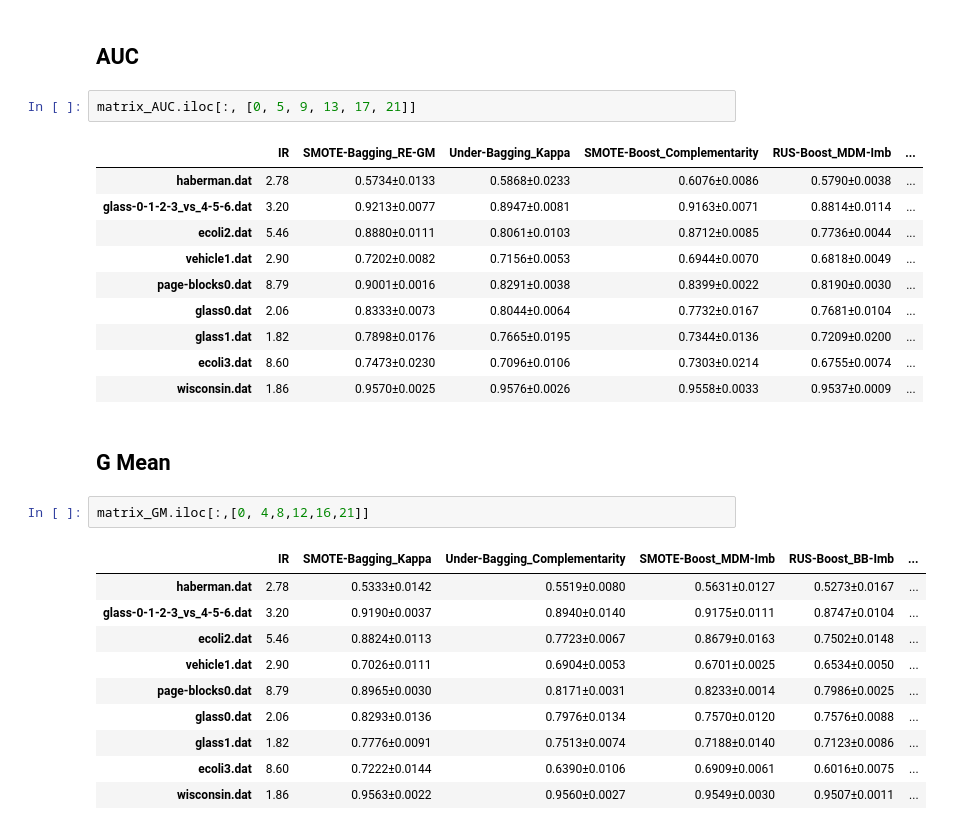
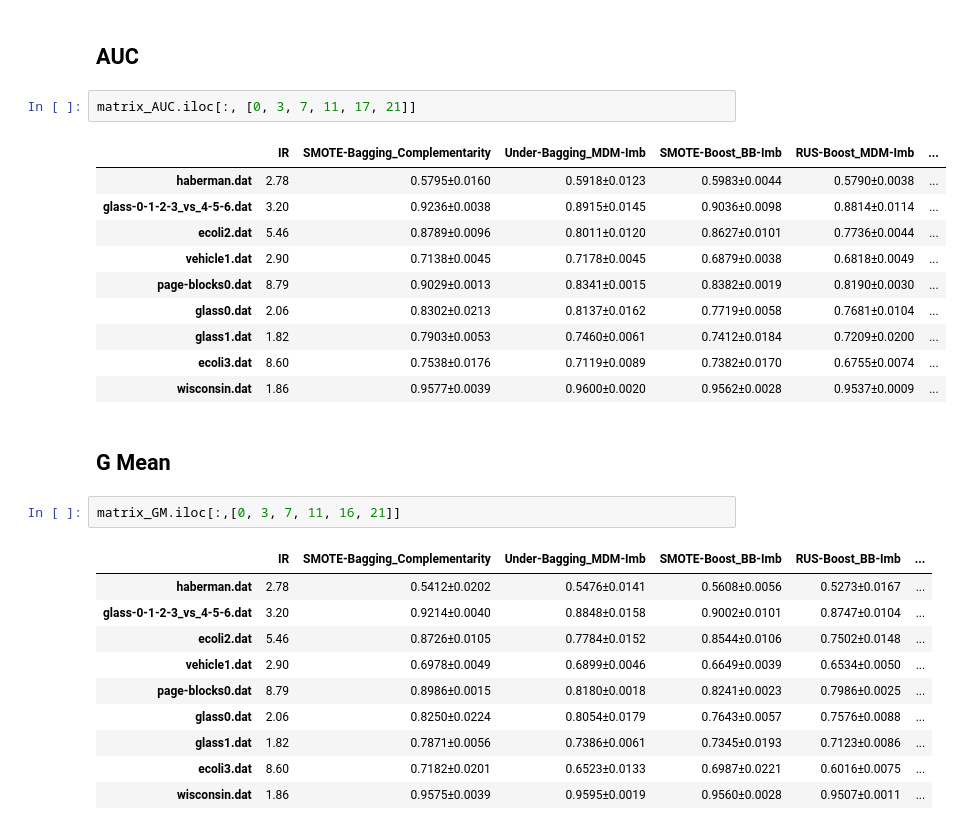
Before and after one commit to gustavooliveiraf/ensemble-pruning-imbalanced, a Jupyter notebook: imb_pruning.ipynb, the cells around one changed output. Cells and saved outputs as stored; diff of their text form.

```diff
--- a/imb_pruning.ipynb
+++ b/imb_pruning.ipynb
@@ -112,30 +200,30 @@ Best AUC: 21 - Best G-Mean: 21
 # %% [markdown]
 ## AUC
 # %%
-matrix_AUC.iloc[:, [0, 5, 9, 13, 17, 21]]
+matrix_AUC.iloc[:, [0, 3, 7, 11, 17, 21]]
 # %% [output]
-|  | IR | SMOTE-Bagging_RE-GM | Under-Bagging_Kappa | SMOTE-Boost_Complementarity | RUS-Boost_MDM-Imb | ... |
-| haberman.dat | 2.78 | 0.5734±0.0133 | 0.5868±0.0233 | 0.6076±0.0086 | 0.5790±0.0038 | ... |
-| glass-0-1-2-3_vs_4-5-6.dat | 3.20 | 0.9213±0.0077 | 0.8947±0.0081 | 0.9163±0.0071 | 0.8814±0.0114 | ... |
-| ecoli2.dat | 5.46 | 0.8880±0.0111 | 0.8061±0.0103 | 0.8712±0.0085 | 0.7736±0.0044 | ... |
-| vehicle1.dat | 2.90 | 0.7202±0.0082 | 0.7156±0.0053 | 0.6944±0.0070 | 0.6818±0.0049 | ... |
-| page-blocks0.dat | 8.79 | 0.9001±0.0016 | 0.8291±0.0038 | 0.8399±0.0022 | 0.8190±0.0030 | ... |
-| glass0.dat | 2.06 | 0.8333±0.0073 | 0.8044±0.0064 | 0.7732±0.0167 | 0.7681±0.0104 | ... |
-| glass1.dat | 1.82 | 0.7898±0.0176 | 0.7665±0.0195 | 0.7344±0.0136 | 0.7209±0.0200 | ... |
-| ecoli3.dat | 8.60 | 0.7473±0.0230 | 0.7096±0.0106 | 0.7303±0.0214 | 0.6755±0.0074 | ... |
-| wisconsin.dat | 1.86 | 0.9570±0.0025 | 0.9576±0.0026 | 0.9558±0.0033 | 0.9537±0.0009 | ... |
+|  | IR | SMOTE-Bagging_Complementarity | Under-Bagging_MDM-Imb | SMOTE-Boost_BB-Imb | RUS-Boost_MDM-Imb | ... |
+| haberman.dat | 2.78 | 0.5795±0.0160 | 0.5918±0.0123 | 0.5983±0.0044 | 0.5790±0.0038 | ... |
+| glass-0-1-2-3_vs_4-5-6.dat | 3.20 | 0.9236±0.0038 | 0.8915±0.0145 | 0.9036±0.0098 | 0.8814±0.0114 | ... |
+| ecoli2.dat | 5.46 | 0.8789±0.0096 | 0.8011±0.0120 | 0.8627±0.0101 | 0.7736±0.0044 | ... |
+| vehicle1.dat | 2.90 | 0.7138±0.0045 | 0.7178±0.0045 | 0.6879±0.0038 | 0.6818±0.0049 | ... |
+| page-blocks0.dat | 8.79 | 0.9029±0.0013 | 0.8341±0.0015 | 0.8382±0.0019 | 0.8190±0.0030 | ... |
+| glass0.dat | 2.06 | 0.8302±0.0213 | 0.8137±0.0162 | 0.7719±0.0058 | 0.7681±0.0104 | ... |
+| glass1.dat | 1.82 | 0.7903±0.0053 | 0.7460±0.0061 | 0.7412±0.0184 | 0.7209±0.0200 | ... |
+| ecoli3.dat | 8.60 | 0.7538±0.0176 | 0.7119±0.0089 | 0.7382±0.0170 | 0.6755±0.0074 | ... |
+| wisconsin.dat | 1.86 | 0.9577±0.0039 | 0.9600±0.0020 | 0.9562±0.0028 | 0.9537±0.0009 | ... |
 # %% [markdown]
 ## G Mean
 # %%
-matrix_GM.iloc[:,[0, 4,8,12,16,21]]
+matrix_GM.iloc[:,[0, 3, 7, 11, 16, 21]]
 # %% [output]
-|  | IR | SMOTE-Bagging_Kappa | Under-Bagging_Complementarity | SMOTE-Boost_MDM-Imb | RUS-Boost_BB-Imb | ... |
-| haberman.dat | 2.78 | 0.5333±0.0142 | 0.5519±0.0080 | 0.5631±0.0127 | 0.5273±0.0167 | ... |
-| glass-0-1-2-3_vs_4-5-6.dat | 3.20 | 0.9190±0.0037 | 0.8940±0.0140 | 0.9175±0.0111 | 0.8747±0.0104 | ... |
-| ecoli2.dat | 5.46 | 0.8824±0.0113 | 0.7723±0.0067 | 0.8679±0.0163 | 0.7502±0.0148 | ... |
-| vehicle1.dat | 2.90 | 0.7026±0.0111 | 0.6904±0.0053 | 0.6701±0.0025 | 0.6534±0.0050 | ... |
-| page-blocks0.dat | 8.79 | 0.8965±0.0030 | 0.8171±0.0031 | 0.8233±0.0014 | 0.7986±0.0025 | ... |
-| glass0.dat | 2.06 | 0.8293±0.0136 | 0.7976±0.0134 | 0.7570±0.0120 | 0.7576±0.0088 | ... |
-| glass1.dat | 1.82 | 0.7776±0.0091 | 0.7513±0.0074 | 0.7188±0.0140 | 0.7123±0.0086 | ... |
-| ecoli3.dat | 8.60 | 0.7222±0.0144 | 0.6390±0.0106 | 0.6909±0.0061 | 0.6016±0.0075 | ... |
-| wisconsin.dat | 1.86 | 0.9563±0.0022 | 0.9560±0.0027 | 0.9549±0.0030 | 0.9507±0.0011 | ... |
+|  | IR | SMOTE-Bagging_Complementarity | Under-Bagging_MDM-Imb | SMOTE-Boost_BB-Imb | RUS-Boost_BB-Imb | ... |
+| haberman.dat | 2.78 | 0.5412±0.0202 | 0.5476±0.0141 | 0.5608±0.0056 | 0.5273±0.0167 | ... |
+| glass-0-1-2-3_vs_4-5-6.dat | 3.20 | 0.9214±0.0040 | 0.8848±0.0158 | 0.9002±0.0101 | 0.8747±0.0104 | ... |
+| ecoli2.dat | 5.46 | 0.8726±0.0105 | 0.7784±0.0152 | 0.8544±0.0106 | 0.7502±0.0148 | ... |
+| vehicle1.dat | 2.90 | 0.6978±0.0049 | 0.6899±0.0046 | 0.6649±0.0039 | 0.6534±0.0050 | ... |
+| page-blocks0.dat | 8.79 | 0.8986±0.0015 | 0.8180±0.0018 | 0.8241±0.0023 | 0.7986±0.0025 | ... |
+| glass0.dat | 2.06 | 0.8250±0.0224 | 0.8054±0.0179 | 0.7643±0.0057 | 0.7576±0.0088 | ... |
+| glass1.dat | 1.82 | 0.7871±0.0056 | 0.7386±0.0061 | 0.7345±0.0193 | 0.7123±0.0086 | ... |
+| ecoli3.dat | 8.60 | 0.7182±0.0201 | 0.6523±0.0133 | 0.6987±0.0221 | 0.6016±0.0075 | ... |
+| wisconsin.dat | 1.86 | 0.9575±0.0039 | 0.9595±0.0019 | 0.9560±0.0028 | 0.9507±0.0011 | ... |
```
Also changed, not shown: parts of 9 cells of this notebook.
